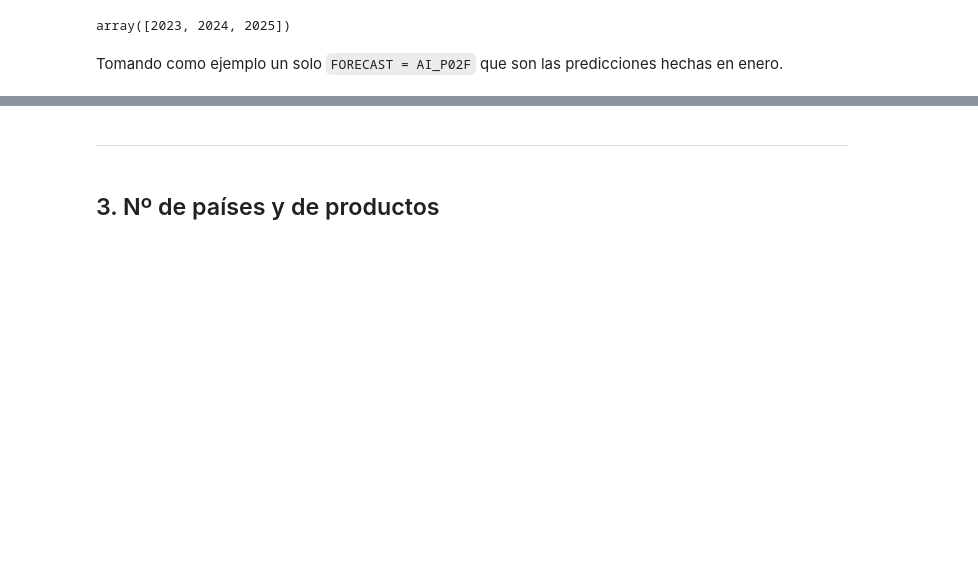
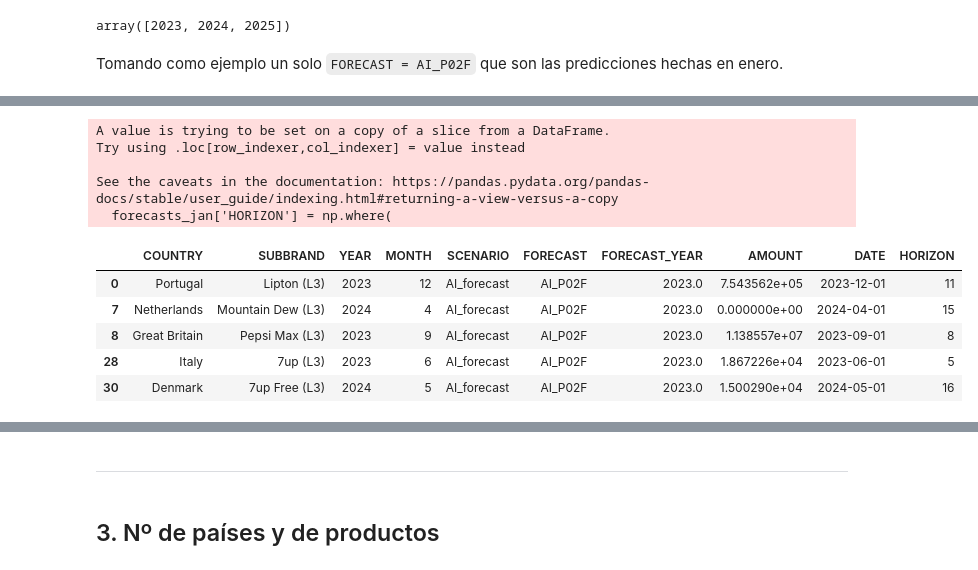
Before and after one commit to anruki/UFV_Visualizacion, a Jupyter notebook: EjerciciosClase/Ventas.ipynb, the cells around one changed output, grey strips where cells are left out. Cells and saved outputs as stored; diff of their text form; code cells hidden in the pictures; blank space fills up the shorter version.

```diff
--- a/EjerciciosClase/Ventas.ipynb
+++ b/EjerciciosClase/Ventas.ipynb
@@ -218,0 +234,22 @@ forecasts[forecasts['FORECAST'] == 'AI_P02F']
+# %%
+# Añadir la columna 'HORIZON' con la condición
+forecasts_jan['HORIZON'] = np.where(
+    forecasts_jan['YEAR'] == 2024,
+    forecasts_jan['MONTH'] - 1 + 12,  # Si el año es 2024, restar 1 al mes y sumar 12
+    forecasts_jan['MONTH'] - 1        # Si el año no es 2024, solo restar 1 al mes
+)
+# %% [output]
+A value is trying to be set on a copy of a slice from a DataFrame.
+Try using .loc[row_indexer,col_indexer] = value instead
+
+See the caveats in the documentation: https://pandas.pydata.org/pandas-docs/stable/user_guide/indexing.html#returning-a-view-versus-a-copy
+  forecasts_jan['HORIZON'] = np.where(
+# %%
+forecasts_jan.head()
+# %% [output]
+|  | COUNTRY | SUBBRAND | YEAR | MONTH | SCENARIO | FORECAST | FORECAST_YEAR | AMOUNT | DATE | HORIZON |
+| 0 | Portugal | Lipton (L3) | 2023 | 12 | AI_forecast | AI_P02F | 2023.0 | 7.543562e+05 | 2023-12-01 | 11 |
+| 7 | Netherlands | Mountain Dew (L3) | 2024 | 4 | AI_forecast | AI_P02F | 2023.0 | 0.000000e+00 | 2024-04-01 | 15 |
+| 8 | Great Britain | Pepsi Max (L3) | 2023 | 9 | AI_forecast | AI_P02F | 2023.0 | 1.138557e+07 | 2023-09-01 | 8 |
+| 28 | Italy | 7up (L3) | 2023 | 6 | AI_forecast | AI_P02F | 2023.0 | 1.867226e+04 | 2023-06-01 | 5 |
+| 30 | Denmark | 7up Free (L3) | 2024 | 5 | AI_forecast | AI_P02F | 2023.0 | 1.500290e+04 | 2024-05-01 | 16 |
```
Also changed, not shown: parts of 10 cells of this notebook.
